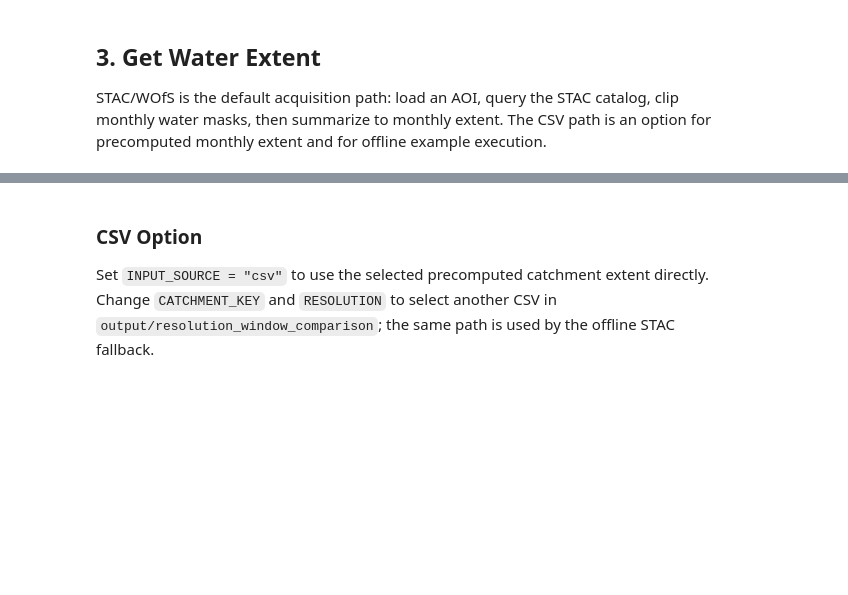
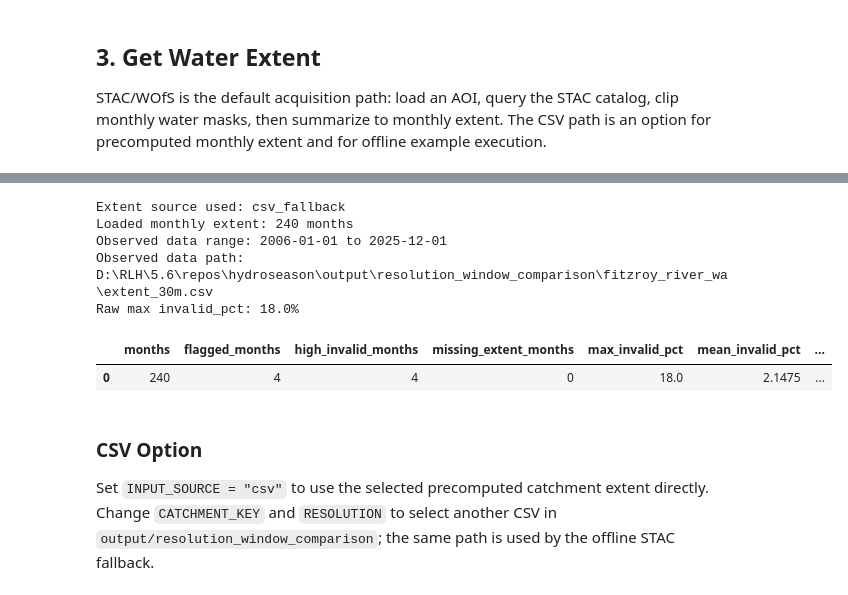
Before and after one commit to tayerthiaggo/hydroseason, a Jupyter notebook: notebooks/hydroseason_water_extent_example.ipynb, the cells around one changed output, grey strips where cells are left out. Cells and saved outputs as stored; diff of their text form; code cells hidden in the pictures; blank space fills up the shorter version.

```diff
--- a/notebooks/hydroseason_water_extent_example.ipynb
+++ b/notebooks/hydroseason_water_extent_example.ipynb
@@ -103,6 +105,30 @@ DATA_PATH = CSV_DATA_ROOT / CATCHMENT_KEY / f"extent_{RESOLUTION}.csv"
 # TIME_BLOCK bounds monthly STAC extent computation by reducing this many time steps per chunk.
 TIME_BLOCK = 12
 
+# RESOLUTION_M is the load resolution in metres passed to the STAC path. None
+# lets the loader use its own default; set explicitly to match a known-good
+# resolution (e.g. from plan_resolution) for a real run.
+RESOLUTION_M = None
+
+# TILE_PIXELS opts into the tiled STAC load: the AOI is split into
+# TILE_PIXELS x TILE_PIXELS chunks and each tile is queried/loaded
+# separately, instead of one whole-AOI dask graph. Bounds memory and makes a
+# stopped run resumable at tile granularity. None keeps the plain,
+# untiled whole-AOI load. Only used on the real STAC path.
+TILE_PIXELS = None
+
+# PRECOMPUTE_WET_AOI opts into the wet-AOI prune on top of tiling: one
+# full-time-series pass over the whole requested window finds the "ever-wet"
+# polygon (see hydroseason.io.compute_wet_aoi), then every subsequent
+# per-year tiled load skips tiles that never intersect it. This is the main
+# speedup for large, mostly-dry catchments, since dry-land tiles never get
+# fetched again after the one-time precompute. Requires TILE_PIXELS to be
+# set (pruning only exists on the tiled path); ignored otherwise. Known
+# limitation: the precompute pass reruns on every call, even when every
+# year in range is already cached -- see hydroseason.io.load_wofs_monthly_extent
+# docstring for why.
+PRECOMPUTE_WET_AOI = False
+
 # MAX_INVALID_PCT is the conservative invalid-coverage threshold. Months
 # above it are flagged as potentially biased; they do not
 # block the example workflow.
@@ -116,4 +142,5 @@ print(f"Input source preference: {INPUT_SOURCE}")
 print(f"Remote STAC execution enabled: {RUN_REMOTE_STAC}")
 print(f"Analysis period: {START_DATE} to {END_DATE}")
 print(f"Catchment CSV: {DATA_PATH}")
+print(f"Tiled load: tile_pixels={TILE_PIXELS} precompute_wet_aoi={PRECOMPUTE_WET_AOI}")
 print(f"Bias threshold: invalid_pct <= {MAX_INVALID_PCT}% for quality flagging")
@@ -132,33 +236,44 @@ raw_extent, extent_source = load_workflow_extent(
     stac_url=STAC_URL,
     collection=COLLECTION,
     aoi_path=AOI_PATH,
     start_date=START_DATE,
     end_date=END_DATE,
     periods=240,
     crs=OUTPUT_CRS,
     cache_dir=PROJECT_ROOT / "output" / "example_extent_cache",
     time_block=TIME_BLOCK,
+    resolution=RESOLUTION_M,
+    tile_pixels=TILE_PIXELS,
+    precompute_wet_aoi=PRECOMPUTE_WET_AOI,
 )
 
 print(f"Extent source used: {extent_source}")
 print(f"Loaded monthly extent: {raw_extent.shape[0]} months")
 print(f"Observed data range: {raw_extent.index.min().date()} to {raw_extent.index.max().date()}")
 print(f"Observed data path: {DATA_PATH}")
 print(f"Raw max invalid_pct: {raw_extent['invalid_pct'].max():.1f}%")
 
 extent, quality = flag_extent_quality(raw_extent, max_invalid_pct=MAX_INVALID_PCT)
 quality_summary = pd.DataFrame([
     {
         "months": len(quality),
         "flagged_months": int(quality['quality_flag'].ne('usable').sum()),
         "high_invalid_months": int(quality['quality_flag'].eq('high_invalid_pct').sum()),
         "missing_extent_months": int(quality['quality_flag'].eq('missing_extent').sum()),
         "max_invalid_pct": float(quality['invalid_pct'].max()),
         "mean_invalid_pct": float(quality['invalid_pct'].mean()),
         "bias_warning": "Potential bias flagged; no values were filled.",
     }
 ])
 quality_summary
+# %% [output]
+Extent source used: csv_fallback
+Loaded monthly extent: 240 months
+Observed data range: 2006-01-01 to 2025-12-01
+Observed data path: D:\RLH\5.6\repos\hydroseason\output\resolution_window_comparison\fitzroy_river_wa\extent_30m.csv
+Raw max invalid_pct: 18.0%
+|  | months | flagged_months | high_invalid_months | missing_extent_months | max_invalid_pct | mean_invalid_pct | ... |
+| 0 | 240 | 4 | 4 | 0 | 18.0 | 2.1475 | ... |
 # %% [markdown]
 ### CSV Option
 
```
Also changed, not shown: parts of 13 cells of this notebook, 1 other file.
